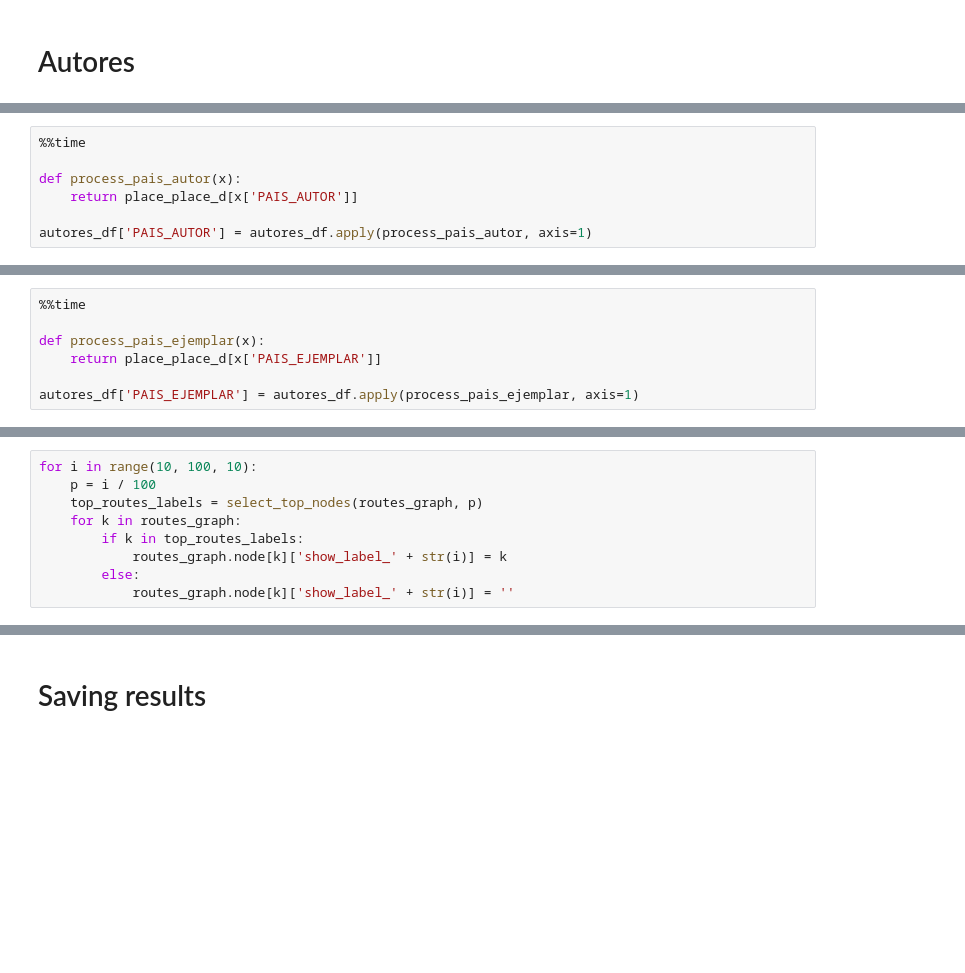
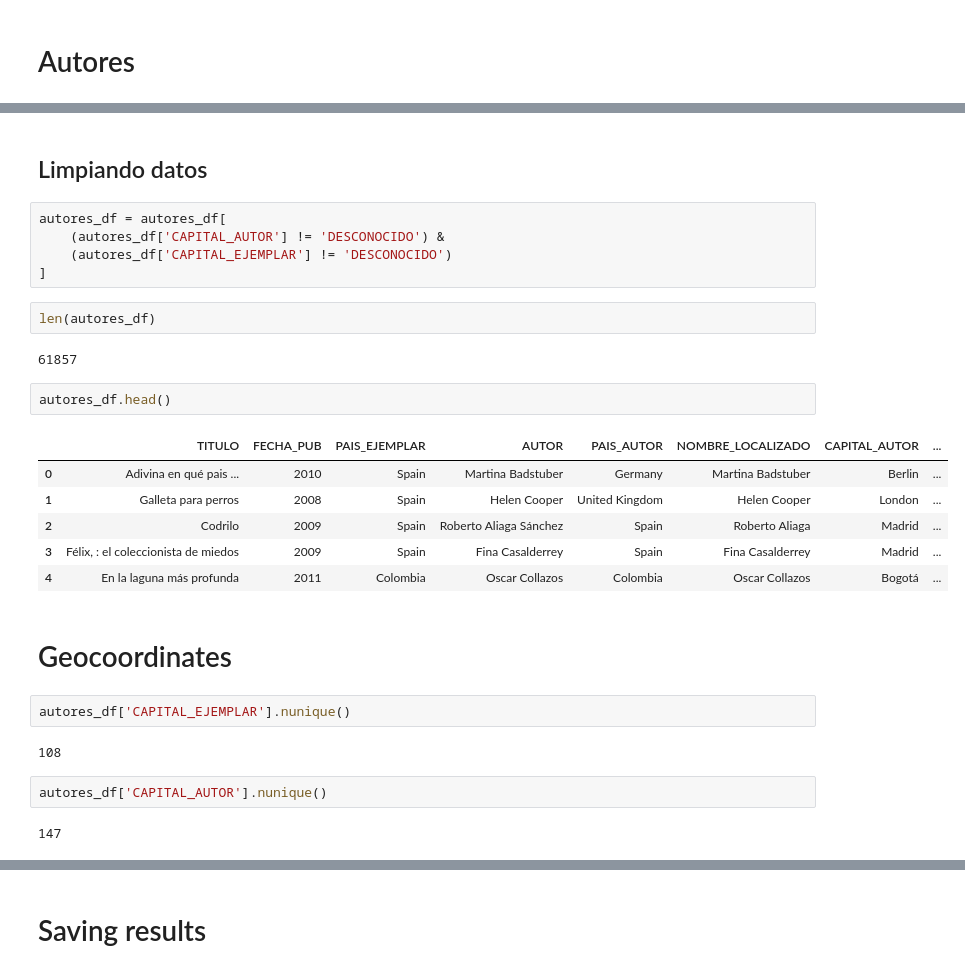
Before and after one commit to mavillard/colombia, a Jupyter notebook: autores8.ipynb, the cells around one changed output, grey strips where cells are left out. Drawn from its saved outputs; the diff is of its cells as text; blank space fills up the shorter version.

```diff
--- a/autores8.ipynb
+++ b/autores8.ipynb
@@ -114,7 +47,0 @@ for k in coord_places_d:
-# %%
-%%time
-
-def process_pais_autor(x):
-    return place_place_d[x['PAIS_AUTOR']]
-
-autores_df['PAIS_AUTOR'] = autores_df.apply(process_pais_autor, axis=1)
@@ -124,7 +47,0 @@ Wall time: 2.55 s
-# %%
-%%time
-
-def process_pais_ejemplar(x):
-    return place_place_d[x['PAIS_EJEMPLAR']]
-
-autores_df['PAIS_EJEMPLAR'] = autores_df.apply(process_pais_ejemplar, axis=1)
@@ -378,9 +48,30 @@ for i in range(10, 100, 10):
-# %%
-for i in range(10, 100, 10):
-    p = i / 100
-    top_routes_labels = select_top_nodes(routes_graph, p)
-    for k in routes_graph:
-        if k in top_routes_labels:
-            routes_graph.node[k]['show_label_' + str(i)] = k
-        else:
-            routes_graph.node[k]['show_label_' + str(i)] = ''
+# %% [markdown]
+## Limpiando datos
+# %%
+autores_df = autores_df[
+    (autores_df['CAPITAL_AUTOR'] != 'DESCONOCIDO') &
+    (autores_df['CAPITAL_EJEMPLAR'] != 'DESCONOCIDO')
+]
+# %%
+len(autores_df)
+# %% [output]
+61857
+# %%
+autores_df.head()
+# %% [output]
+|  | TITULO | FECHA_PUB | PAIS_EJEMPLAR | AUTOR | PAIS_AUTOR | NOMBRE_LOCALIZADO | CAPITAL_AUTOR | ... |
+| 0 | Adivina en qué pais ... | 2010 | Spain | Martina Badstuber | Germany | Martina Badstuber | Berlin | ... |
+| 1 | Galleta para perros | 2008 | Spain | Helen Cooper | United Kingdom | Helen Cooper | London | ... |
+| 2 | Codrilo | 2009 | Spain | Roberto Aliaga Sánchez | Spain | Roberto Aliaga | Madrid | ... |
+| 3 | Félix, : el coleccionista de miedos | 2009 | Spain | Fina Casalderrey | Spain | Fina Casalderrey | Madrid | ... |
+| 4 | En la laguna más profunda | 2011 | Colombia | Oscar Collazos | Colombia | Oscar Collazos | Bogotá | ... |
+# %% [markdown]
+# Geocoordinates
+# %%
+autores_df['CAPITAL_EJEMPLAR'].nunique()
+# %% [output]
+108
+# %%
+autores_df['CAPITAL_AUTOR'].nunique()
+# %% [output]
+147
```
Also changed, not shown: parts of 63 cells of this notebook, 17 other files.
